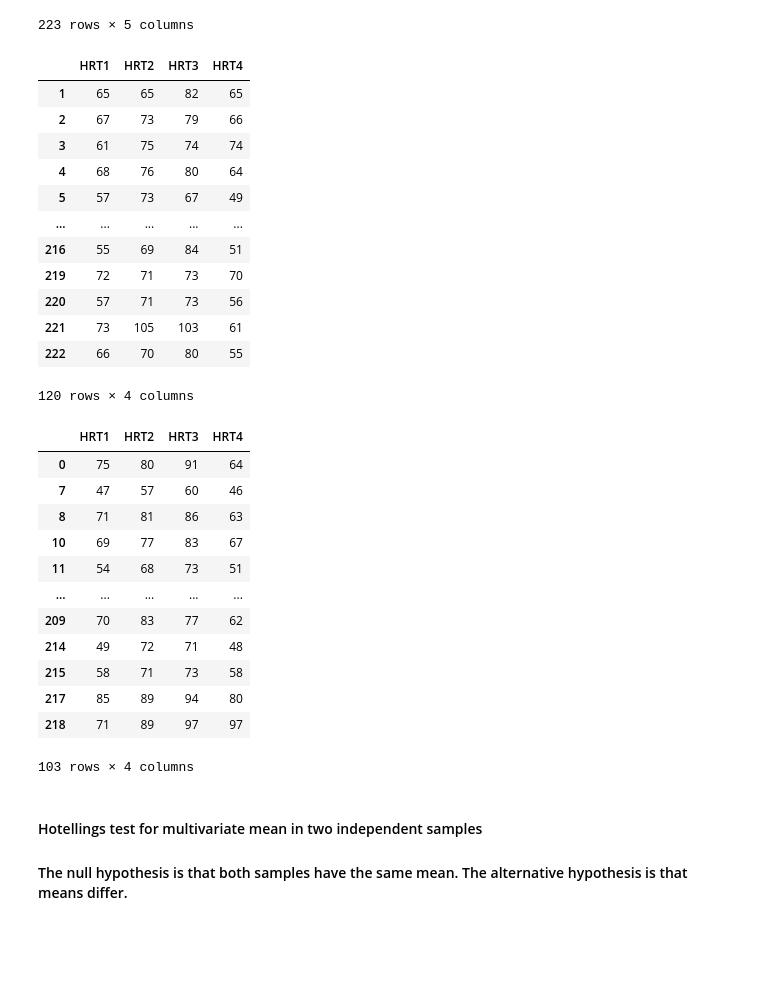
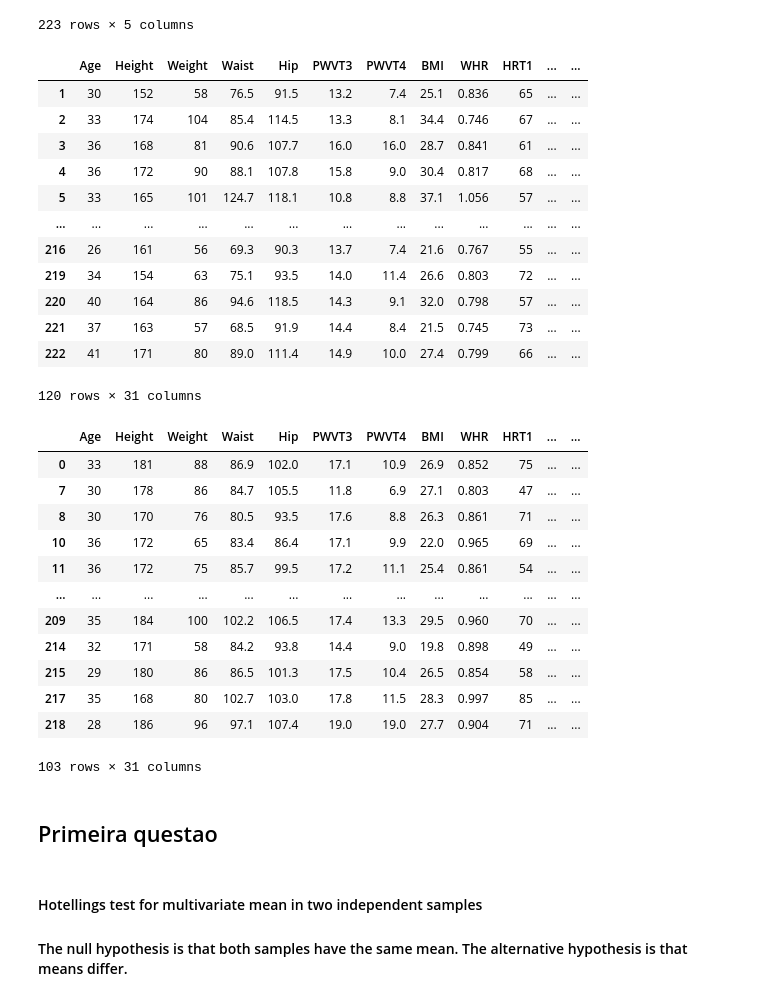
Before and after one commit to LouiseZN/T3_Multi_Variada, a Jupyter notebook: t2.ipynb, the cells around one changed output. Cells and saved outputs as stored; diff of their text form; code cells hidden in the pictures; blank space fills up the shorter version.

Commit message:
finalizado questao 1

```diff
--- a/t2.ipynb
+++ b/t2.ipynb
@@ -38,41 +38,43 @@ df_a
 | 222 | Female | 66 | 70 | 80 | 55 |
 223 rows × 5 columns
 # %%
-df_fem = df_a[df["Sex"] == "Female"]
+df_fem = df[df["Sex"] == "Female"]
 df_fem = df_fem.drop(columns="Sex")
 df_fem
 # %% [output]
-|  | HRT1 | HRT2 | HRT3 | HRT4 |
-| 1 | 65 | 65 | 82 | 65 |
-| 2 | 67 | 73 | 79 | 66 |
-| 3 | 61 | 75 | 74 | 74 |
-| 4 | 68 | 76 | 80 | 64 |
-| 5 | 57 | 73 | 67 | 49 |
-| ... | ... | ... | ... | ... |
-| 216 | 55 | 69 | 84 | 51 |
-| 219 | 72 | 71 | 73 | 70 |
-| 220 | 57 | 71 | 73 | 56 |
-| 221 | 73 | 105 | 103 | 61 |
-| 222 | 66 | 70 | 80 | 55 |
+|  | Age | Height | Weight | Waist | Hip | PWVT3 | PWVT4 | BMI | WHR | HRT1 | ... | ... |
+| 1 | 30 | 152 | 58 | 76.5 | 91.5 | 13.2 | 7.4 | 25.1 | 0.836 | 65 | ... | ... |
+| 2 | 33 | 174 | 104 | 85.4 | 114.5 | 13.3 | 8.1 | 34.4 | 0.746 | 67 | ... | ... |
+| 3 | 36 | 168 | 81 | 90.6 | 107.7 | 16.0 | 16.0 | 28.7 | 0.841 | 61 | ... | ... |
+| 4 | 36 | 172 | 90 | 88.1 | 107.8 | 15.8 | 9.0 | 30.4 | 0.817 | 68 | ... | ... |
+| 5 | 33 | 165 | 101 | 124.7 | 118.1 | 10.8 | 8.8 | 37.1 | 1.056 | 57 | ... | ... |
+| ... | ... | ... | ... | ... | ... | ... | ... | ... | ... | ... | ... | ... |
+| 216 | 26 | 161 | 56 | 69.3 | 90.3 | 13.7 | 7.4 | 21.6 | 0.767 | 55 | ... | ... |
+| 219 | 34 | 154 | 63 | 75.1 | 93.5 | 14.0 | 11.4 | 26.6 | 0.803 | 72 | ... | ... |
+| 220 | 40 | 164 | 86 | 94.6 | 118.5 | 14.3 | 9.1 | 32.0 | 0.798 | 57 | ... | ... |
+| 221 | 37 | 163 | 57 | 68.5 | 91.9 | 14.4 | 8.4 | 21.5 | 0.745 | 73 | ... | ... |
+| 222 | 41 | 171 | 80 | 89.0 | 111.4 | 14.9 | 10.0 | 27.4 | 0.799 | 66 | ... | ... |
-120 rows × 4 columns
+120 rows × 31 columns
 # %%
-df_mas = df_a[df["Sex"] == "Male"]
+df_mas = df[df["Sex"] == "Male"]
 df_mas = df_mas.drop(columns="Sex")
 df_mas
 # %% [output]
-|  | HRT1 | HRT2 | HRT3 | HRT4 |
-| 0 | 75 | 80 | 91 | 64 |
-| 7 | 47 | 57 | 60 | 46 |
-| 8 | 71 | 81 | 86 | 63 |
-| 10 | 69 | 77 | 83 | 67 |
-| 11 | 54 | 68 | 73 | 51 |
-| ... | ... | ... | ... | ... |
-| 209 | 70 | 83 | 77 | 62 |
-| 214 | 49 | 72 | 71 | 48 |
-| 215 | 58 | 71 | 73 | 58 |
-| 217 | 85 | 89 | 94 | 80 |
-| 218 | 71 | 89 | 97 | 97 |
+|  | Age | Height | Weight | Waist | Hip | PWVT3 | PWVT4 | BMI | WHR | HRT1 | ... | ... |
+| 0 | 33 | 181 | 88 | 86.9 | 102.0 | 17.1 | 10.9 | 26.9 | 0.852 | 75 | ... | ... |
+| 7 | 30 | 178 | 86 | 84.7 | 105.5 | 11.8 | 6.9 | 27.1 | 0.803 | 47 | ... | ... |
+| 8 | 30 | 170 | 76 | 80.5 | 93.5 | 17.6 | 8.8 | 26.3 | 0.861 | 71 | ... | ... |
+| 10 | 36 | 172 | 65 | 83.4 | 86.4 | 17.1 | 9.9 | 22.0 | 0.965 | 69 | ... | ... |
+| 11 | 36 | 172 | 75 | 85.7 | 99.5 | 17.2 | 11.1 | 25.4 | 0.861 | 54 | ... | ... |
+| ... | ... | ... | ... | ... | ... | ... | ... | ... | ... | ... | ... | ... |
+| 209 | 35 | 184 | 100 | 102.2 | 106.5 | 17.4 | 13.3 | 29.5 | 0.960 | 70 | ... | ... |
+| 214 | 32 | 171 | 58 | 84.2 | 93.8 | 14.4 | 9.0 | 19.8 | 0.898 | 49 | ... | ... |
+| 215 | 29 | 180 | 86 | 86.5 | 101.3 | 17.5 | 10.4 | 26.5 | 0.854 | 58 | ... | ... |
+| 217 | 35 | 168 | 80 | 102.7 | 103.0 | 17.8 | 11.5 | 28.3 | 0.997 | 85 | ... | ... |
+| 218 | 28 | 186 | 96 | 97.1 | 107.4 | 19.0 | 19.0 | 27.7 | 0.904 | 71 | ... | ... |
-103 rows × 4 columns
+103 rows × 31 columns
+# %% [markdown]
+## Primeira questao
 # %% [markdown]
 #### Hotellings test for multivariate mean in two independent samples
 
```
Also changed, not shown: parts of 8 cells of this notebook.
